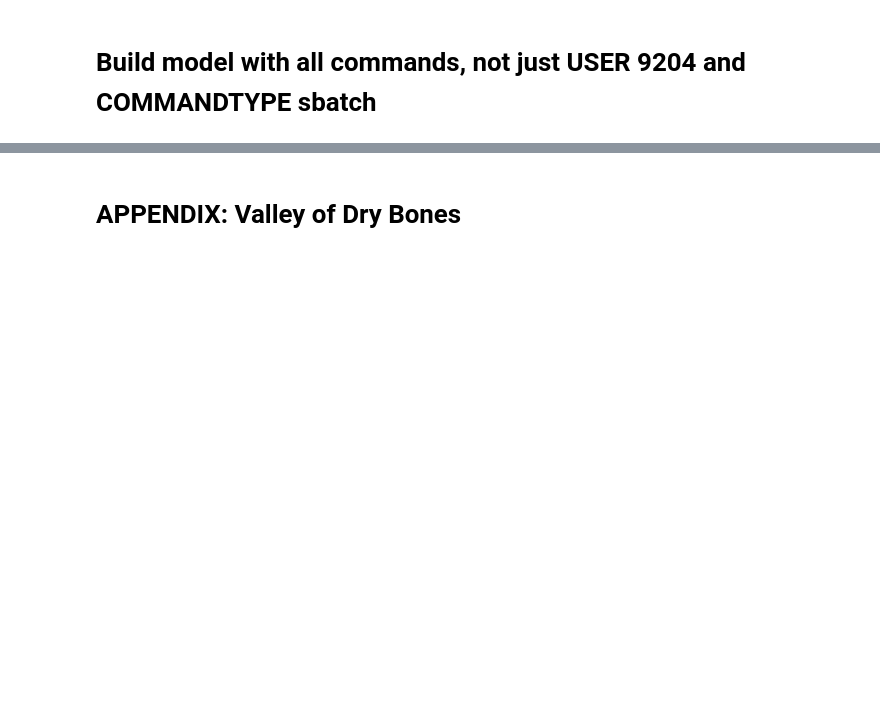
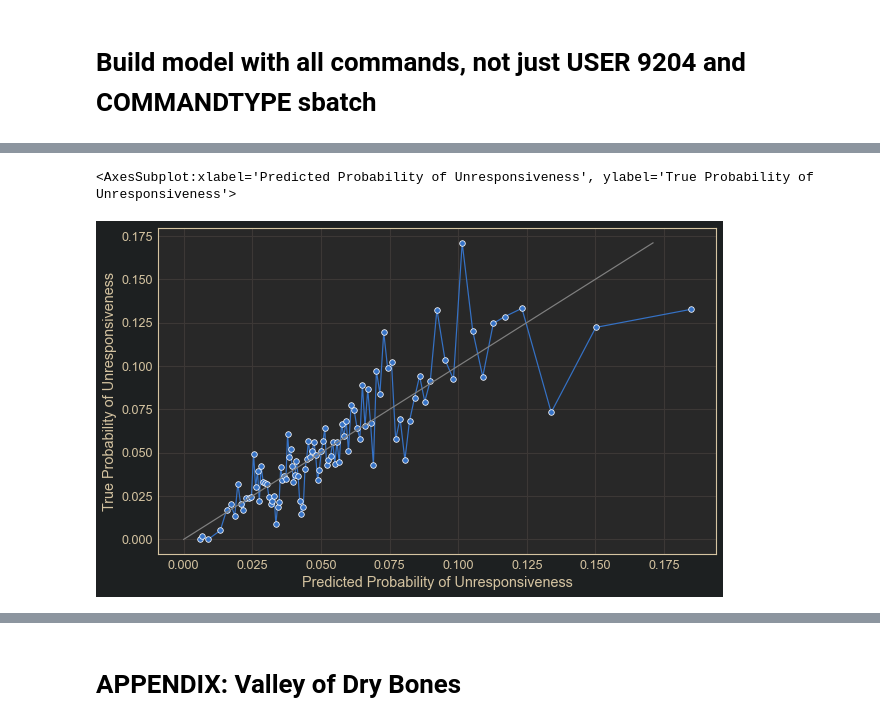
Before and after one commit to jrioross/accre-data-nerds, a Jupyter notebook: notebooks/jrr_03_model_refined.ipynb, the cells around one changed output, grey strips where cells are left out. Cells and saved outputs as stored; diff of their text form; code cells hidden in the pictures; blank space fills up the shorter version.

```diff
--- a/notebooks/jrr_03_model_refined.ipynb
+++ b/notebooks/jrr_03_model_refined.ipynb
@@ -231,7 +255,7 @@ logreg_unresponsive_base = (sm.GLM(endog = slurm_allcomf['UNRESPONSIVE'].astype(
                )
 
 logreg_unresponsive_roll = (sm.GLM(endog = slurm_allcomf['UNRESPONSIVE'].astype('int'),
-                       exog = sm.add_constant(slurm_allcomf['ROLL1HR']),
+                       exog = sm.add_constant(slurm_allcomf['ROLL1HREND']),
                        family = sm.families.Binomial(),
                       )
                   .fit()
@@ -259,0 +286,2 @@ Logistic AIC: 6405999.756862564
+# %%
+slurm_testing_BEGIN = rollmodel_df(testing, 'BEGIN')
@@ -259,0 +347,17 @@ Logistic AIC: 6405999.756862564
+# %%
+logreg_unresponsive_base = (sm.GLM(endog = slurm_testing_JOBSRUNNING['UNRESPONSIVE'].astype('int'),
+                       exog = sm.add_constant(slurm_testing_JOBSRUNNING[[]]),
+                       family = sm.families.Binomial(),
+                      )
+                  .fit()
+               )
+
+logreg_unresponsive_roll = (sm.GLM(endog = slurm_testing_JOBSRUNNING['UNRESPONSIVE'].astype('int'),
+                       exog = sm.add_constant(slurm_testing_JOBSRUNNING['JOBSRUNNINGBEGIN']),
+                       family = sm.families.Binomial(),
+                      )
+                  .fit()
+               )
+print(logreg_unresponsive_roll.summary(), '\n\n')
+print('Base AIC: '+str(logreg_unresponsive_base.aic))
+print('Logistic AIC: '+str(logreg_unresponsive_roll.aic))
@@ -259,0 +399,15 @@ Logistic AIC: 6405999.756862564
+# %%
+prob_true, prob_pred = sklearn.calibration.calibration_curve(
+                                slurm_testing_JOBSRUNNING['UNRESPONSIVE'].astype('int'),
+                                logreg_unresponsive_roll.fittedvalues,
+                                strategy = 'quantile',
+                                n_bins = 100
+                                     )
+fig, ax = plt.subplots(figsize = (10,6))
+sns.lineplot(x = prob_pred, y = prob_true, ax = ax, marker = 'o')
+ax.set(xlabel = 'Predicted Probability of Unresponsiveness',
+       ylabel = 'True Probability of Unresponsiveness')
+sns.lineplot(x = prob_true, y = prob_true, color = 'gray', )
+# %% [output]
+<AxesSubplot:xlabel='Predicted Probability of Unresponsiveness', ylabel='True Probability of Unresponsiveness'>
+[figure, added]
```
Also changed, not shown: parts of 44 cells of this notebook, 3 other files.
